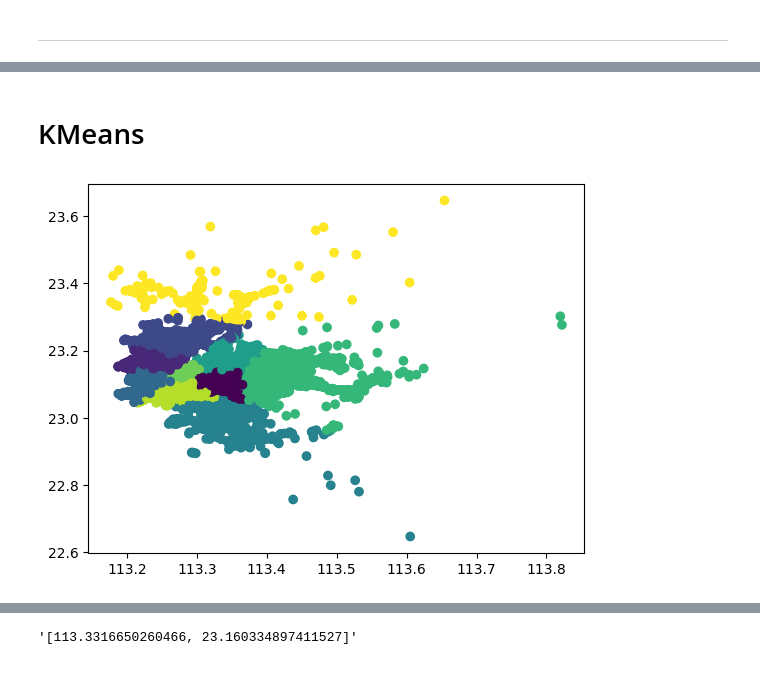
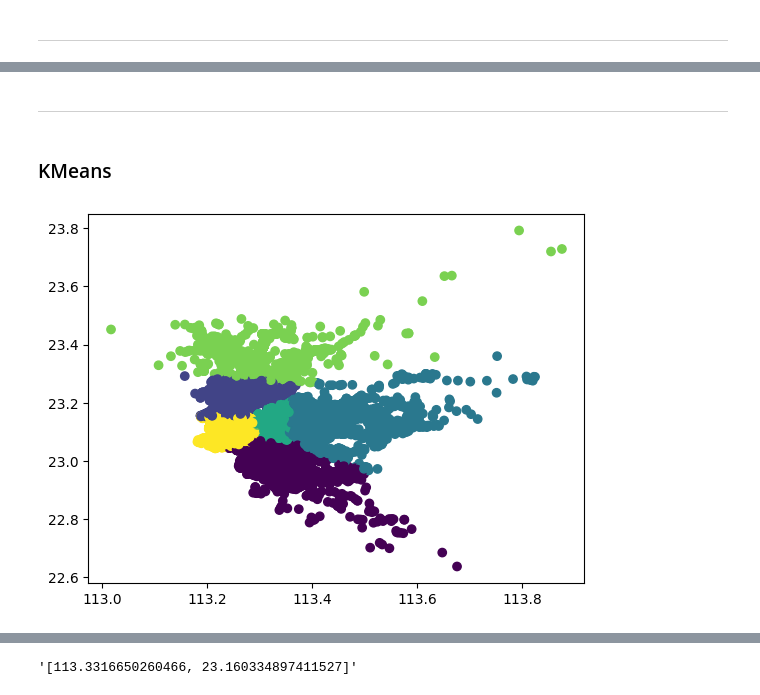
Before and after one commit to kristina100/BigDataAnalysisSystemforCabs, a Jupyter notebook: Algorithm/Demand_Areas_and_Passenger_HotSpots/Demand_Areas_and_Passenger_HotSpots.ipynb, the cells around one changed output, grey strips where cells are left out. Drawn from its saved outputs; the diff is of its cells as text; code cells hidden in the pictures.

```diff
--- a/Algorithm/Demand_Areas_and_Passenger_HotSpots/Demand_Areas_and_Passenger_HotSpots.ipynb
+++ b/Algorithm/Demand_Areas_and_Passenger_HotSpots/Demand_Areas_and_Passenger_HotSpots.ipynb
@@ -153,0 +176,4 @@ data_20170201
+# %%
+# 对index重新排序
+
+df_data_week = df_data_week.reset_index(drop=True)
@@ -189,7 +223,7 @@ for x in city_boundary:
 # %%
 import operator
 import pandas as pd
-#nvert:多边形的顶点个数，vertx:多边形顶点的x值的列表，verty:多边形顶点的y值的列表，（testx,testy）：检测点坐标
+# nvert:区域边界点的个数，vertx:区域边界点的经度，verty:区域边界点的维度，（testx,testy）：检测点坐标
 def pnpoly(testx,testy,nvert=len(city_boundary),vertx=city_boundary_lng,verty=city_boundary_lat):
     c=0
     for i in range(0,nvert):
@@ -198,17 +232,18 @@ def pnpoly(testx,testy,nvert=len(city_boundary),vertx=city_boundary_lng,verty=ci
         else:
             j=i-1
         if operator.ne(operator.gt(verty[i],testy),operator.gt(verty[j],testy)) and operator.lt(testx,(vertx[j]-vertx[i]) * (testy-verty[i]) / (verty[j]-verty[i]) + vertx[i]):
-            c=1-c  #点在多变形内
+            c=1-c  #点在区域内
 
     return c
 
 PNPOLY=[]
 
-for i in range(len(data_20170201.index)):
-    PNPOLY.append(pnpoly(testx=data_20170201.GET_ON_LONGITUDE[i], testy=data_20170201.GET_ON_LATITUDE[i]))
+for i in range(len(df_data_week.index)):
+    PNPOLY.append(pnpoly(testx=df_data_week.GET_ON_LONGITUDE[i], testy=df_data_week.GET_ON_LATITUDE[i]))
 
-data_20170201['PNPOLY'] = PNPOLY
-data_20170201 = data_20170201[-data_20170201.PNPOLY.isin([0])]
-del data_20170201['PNPOLY']
-data_20170201 = data_20170201.reset_index(drop = True)
+df_data_week['PNPOLY'] = PNPOLY
+# 剔除PNPOLY为0的行
+df_data_week = df_data_week[-df_data_week.PNPOLY.isin([0])]
+del df_data_week['PNPOLY']
+df_data_week = df_data_week.reset_index(drop = True)
 # %%
@@ -257,18 +318,20 @@ data_20170201
+# %% [markdown]
+---
 # %% [markdown]
-# KMeans
+### KMeans
 # %%
-K_data_20170201 = data_20170201.copy(deep=True)
-list_K_data_20170201 = list(K_data_20170201.values)
+K_data_week = df_data_week.copy(deep=True)
+list_K_data_week = list(K_data_week.values)
 # %%
 from sklearn.cluster import KMeans
 
-kmeans = KMeans(n_clusters=10).fit(list_K_data_20170201)
+kmeans = KMeans(n_clusters=6).fit(list_K_data_week)
-# %%
-import matplotlib.pyplot as plt
-import numpy as np
-
-plt.scatter(np.array(list_K_data_20170201)[:, 0], np.array(list_K_data_20170201)[:, 1], c=kmeans.labels_)
-plt.show()
-# %% [output]
-[figure, removed]
+# %%
+import matplotlib.pyplot as plt
+import numpy as np
+
+plt.scatter(np.array(list_K_data_week)[:, 0], np.array(list_K_data_week)[:, 1], c=kmeans.labels_)
+plt.show()
+# %% [output]
+[figure, added]
 # %%
```
Also changed, not shown: parts of 71 cells of this notebook, 1 other file.
